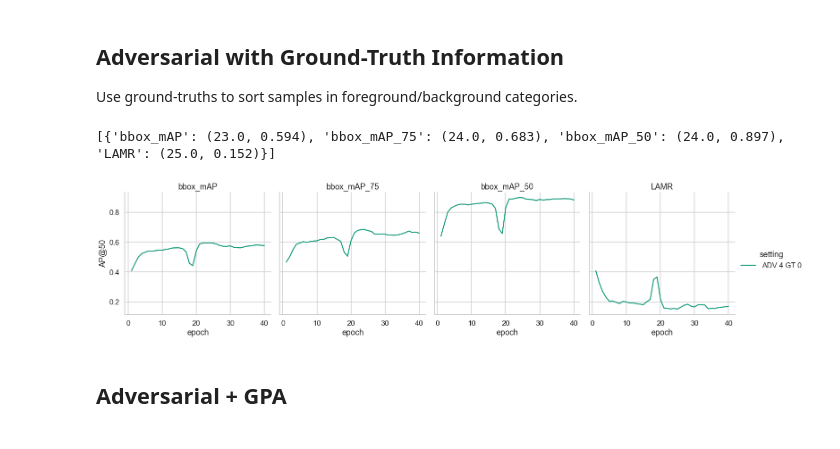
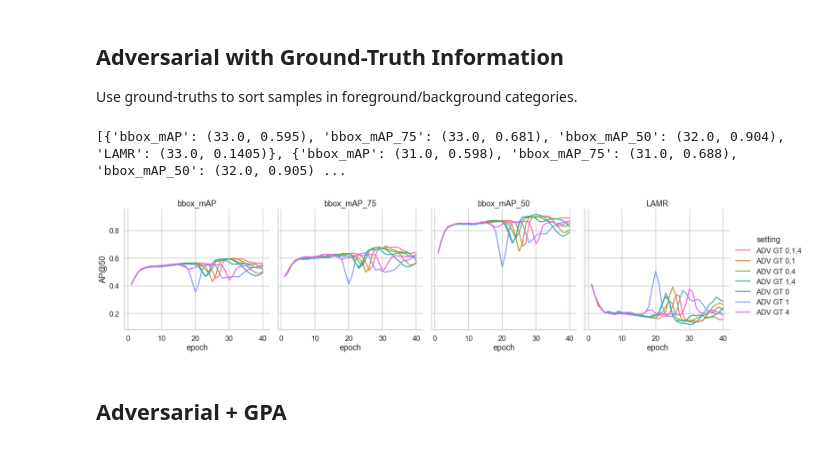
Before and after one commit to ThaddaeusWiedemer/FisheyeSPA, a Jupyter notebook: results/adversarial.ipynb, the cells around one changed output. Drawn from its saved outputs; the diff is of its cells as text; code cells hidden in the pictures.

```diff
--- a/results/adversarial.ipynb
+++ b/results/adversarial.ipynb
@@ -394,36 +394,48 @@ logs = [
     # ['GPA/tuning/coco_piropo_20a_TwoStageDetectorDA_cADV14_s.log', 'ADV 1,4'],
     # ['GPA/tuning/coco_piropo_20a_TwoStageDetectorDA_cADV0_s.log', 'ADV 0'],
     # ['GPA/tuning/coco_piropo_20a_TwoStageDetectorDA_cADV1_s.log', 'ADV 1'],
     # ['GPA/tuning/coco_piropo_20a_TwoStageDetectorDA_cADV4_s.log', 'ADV 4'],
     # ['GPA/tuning/coco_piropo_20a_TwoStageDetectorDA_cADVgt0_s.log', 'ADV GT 0'],
     # ['GPA/tuning/coco_piropo_20a_TwoStageDetectorDA_dADVgt0_s.log', 'ADV GT 0 35²'],
     # ['GPA/tuning/coco_piropo_20a_TwoStageDetectorDA_cADVgt1_s.log', 'ADV GT 1'],
     # ['GPA/tuning/coco_piropo_20a_TwoStageDetectorDA_cADVgt4_s.log', 'ADV GT 4'],
     # ['GPA/tuning/coco_piropo_20a_TwoStageDetectorDA_cADVgt04_s.log', 'ADV GT 0,4'],
     # ['GPA/tuning/coco_piropo_20a_TwoStageDetectorDA_cADV0gt4_s.log', 'ADV 0 GT 4'],
-    ['GPA/tuning/coco_piropo_20a_TwoStageDetectorDA_cADV4gt0_s.log', 'ADV 4 GT 0'],
+    # ['GPA/tuning/coco_piropo_20a_TwoStageDetectorDA_cADV4gt0_s.log', 'ADV 4 GT 0'],
+    # ['GPA/tuning/coco_piropo_20a_TwoStageDetectorDA_ADV014_cyc4_s.log', 'ADV 0,1,4 cycle 4'],
+    # ['GPA/tuning/coco_piropo_20a_TwoStageDetectorDA_ADVbb0_s.log', 'ADV backbone 0'],
+    # ['GPA/tuning/coco_piropo_20a_TwoStageDetectorDA_ADVbb1_s.log', 'ADV backbone 1'],
+    # ['GPA/tuning/coco_piropo_20a_TwoStageDetectorDA_ADVbb3_s.log', 'ADV backbone 3'],
+    # ['GPA/tuning/coco_piropo_20a_TwoStageDetectorDA_ADVbb0123_s.log', 'ADV backbone 0,1,2,3'],
+    ['GPA/tuning/coco_piropo_20a_TwoStageDetectorDA_eADVgt014_s.log', 'ADV GT 0,1,4'],
+    ['GPA/tuning/coco_piropo_20a_TwoStageDetectorDA_eADVgt01_s.log', 'ADV GT 0,1'],
+    ['GPA/tuning/coco_piropo_20a_TwoStageDetectorDA_eADVgt04_s.log', 'ADV GT 0,4'],
+    ['GPA/tuning/coco_piropo_20a_TwoStageDetectorDA_eADVgt14_s.log', 'ADV GT 1,4'],
+    ['GPA/tuning/coco_piropo_20a_TwoStageDetectorDA_eADVgt0_s.log', 'ADV GT 0'],
+    ['GPA/tuning/coco_piropo_20a_TwoStageDetectorDA_eADVgt1_s.log', 'ADV GT 1'],
+    ['GPA/tuning/coco_piropo_20a_TwoStageDetectorDA_eADVgt4_s.log', 'ADV GT 4'],
 
 ]
 
 df, maxs = df_from_log(['setting'], ['bbox_mAP', 'bbox_mAP_75', 'bbox_mAP_50', 'LAMR'],
                        logs,
                        get_max=True)
 
 g = sb.relplot(data=df[df['occurrence'] <= 40],
                x='occurrence',
                y='value',
                kind='line',
                hue='setting',
                col='metric',
                height=5,
                aspect=1.)
 g.set_axis_labels('epoch', 'AP@50')
 g.set_titles(col_template='{col_name}', row_template='')
 print(maxs)
 # g.savefig(f'images/tuning_gpa_adversarial.svg')
 # %% [output]
-[{'bbox_mAP': (23.0, 0.594), 'bbox_mAP_75': (24.0, 0.683), 'bbox_mAP_50': (24.0, 0.897), 'LAMR': (25.0, 0.152)}]
+[{'bbox_mAP': (33.0, 0.595), 'bbox_mAP_75': (33.0, 0.681), 'bbox_mAP_50': (32.0, 0.904), 'LAMR': (33.0, 0.1405)}, {'bbox_mAP': (31.0, 0.598), 'bbox_mAP_75': (31.0, 0.688), 'bbox_mAP_50': (32.0, 0.905) ...
-[figure, old version]
+[figure, new version]
 # %% [markdown]
 ## Adversarial + GPA
 # %%
```
Also changed, not shown: 3 other files.
